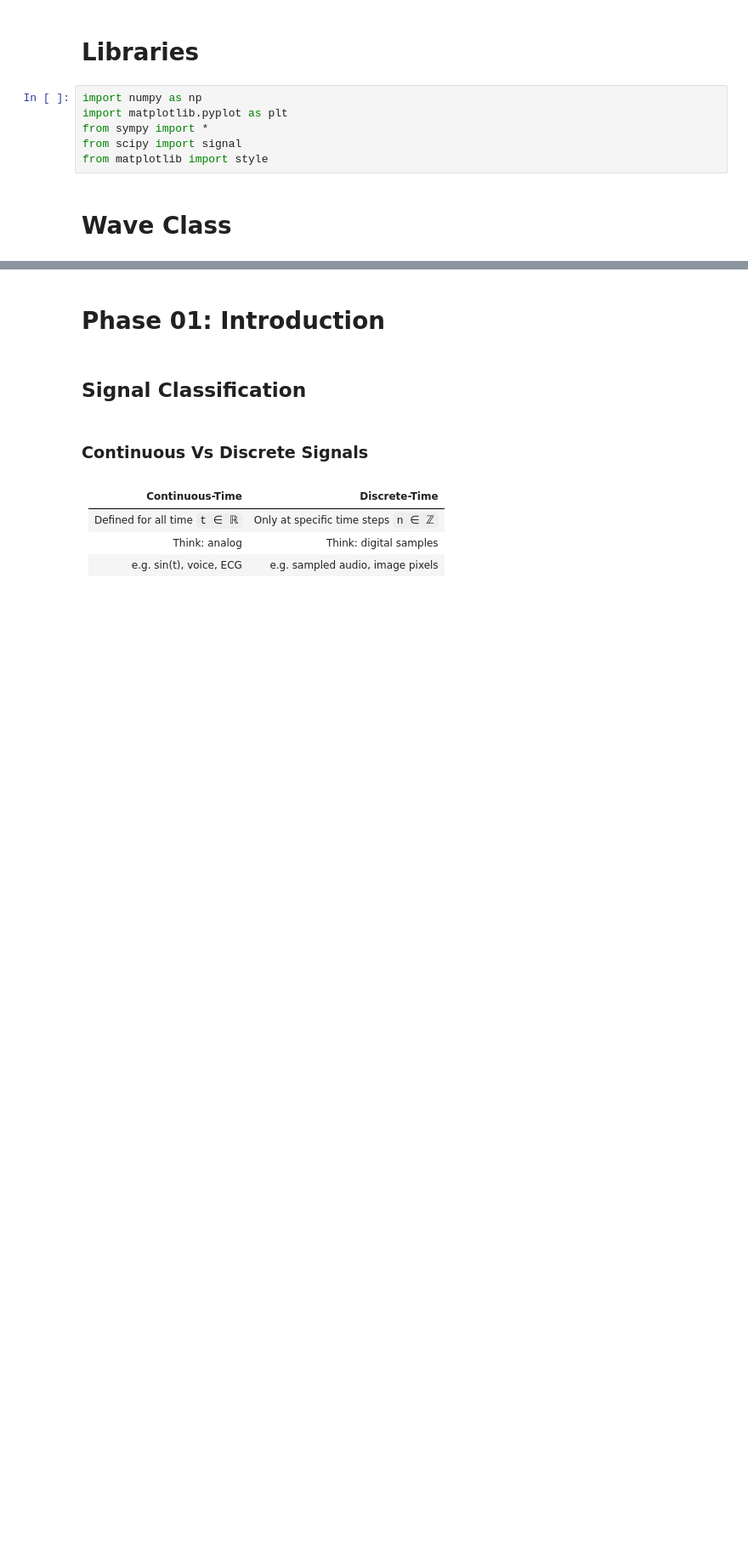
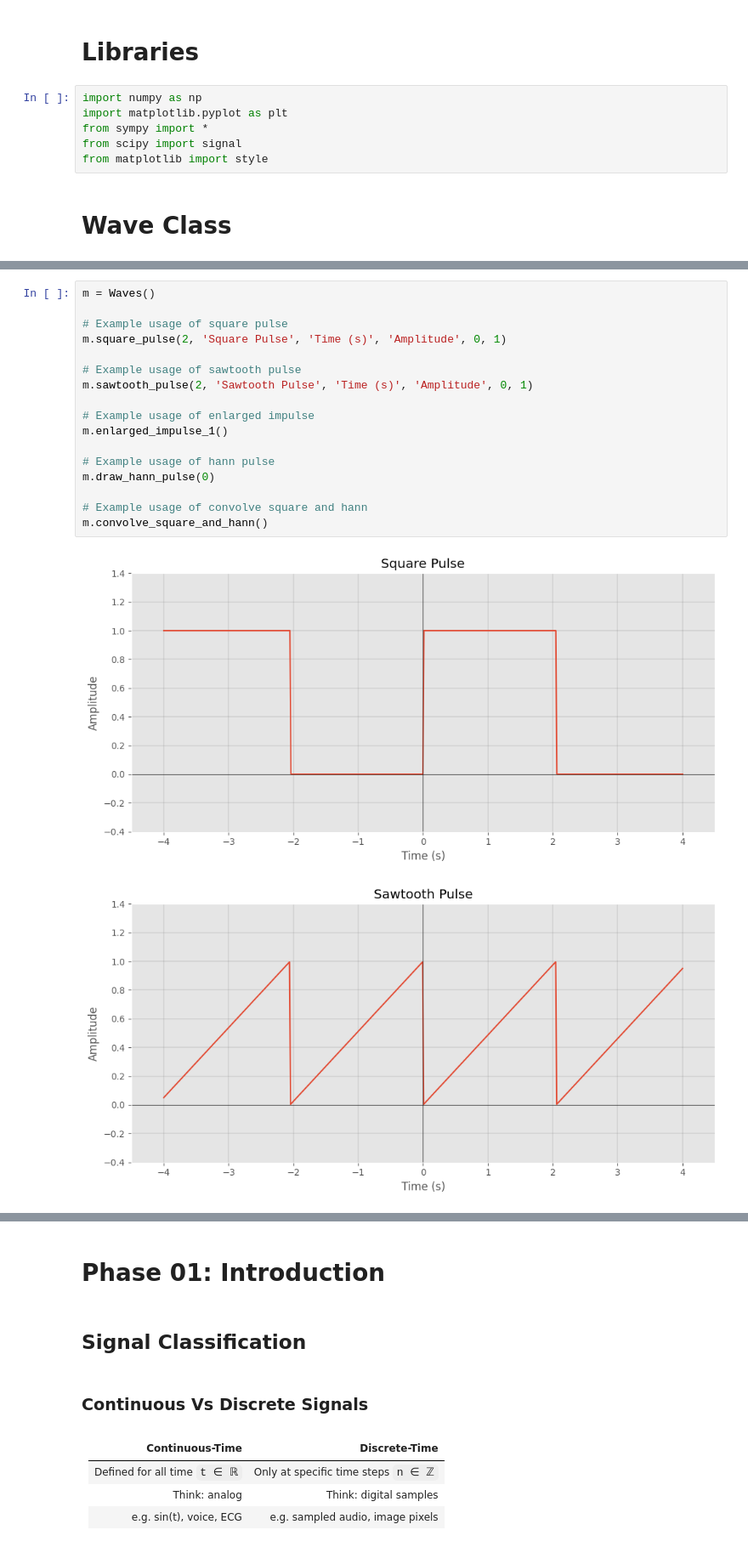
Before and after one commit to Oshadha345/Signals_and_Systems, a Jupyter notebook: Notebook/Signals.ipynb, the cells around one changed output, grey strips where cells are left out. Shown at 85% size. Cells and saved outputs as stored; diff of their text form; blank space fills up the shorter version.

```diff
--- a/Notebook/Signals.ipynb
+++ b/Notebook/Signals.ipynb
@@ -39,0 +134,20 @@ class Waves:
+# %%
+m = Waves()
+
+# Example usage of square pulse
+m.square_pulse(2, 'Square Pulse', 'Time (s)', 'Amplitude', 0, 1)
+
+# Example usage of sawtooth pulse
+m.sawtooth_pulse(2, 'Sawtooth Pulse', 'Time (s)', 'Amplitude', 0, 1)
+
+# Example usage of enlarged impulse
+m.enlarged_impulse_1()
+
+# Example usage of hann pulse
+m.draw_hann_pulse(0)
+
+# Example usage of convolve square and hann
+m.convolve_square_and_hann()
+# %% [output]
+[figure, added]
+[figure, added]
```
Also changed, not shown: parts of 13 cells of this notebook.
